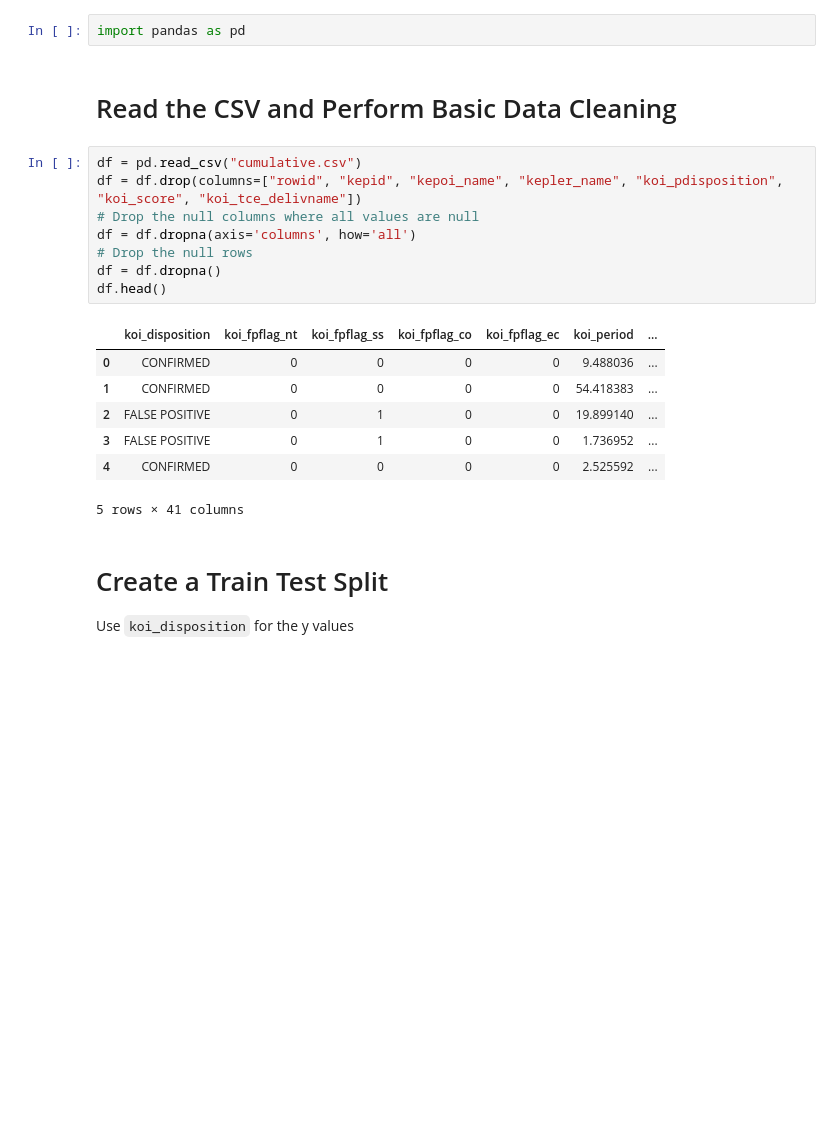
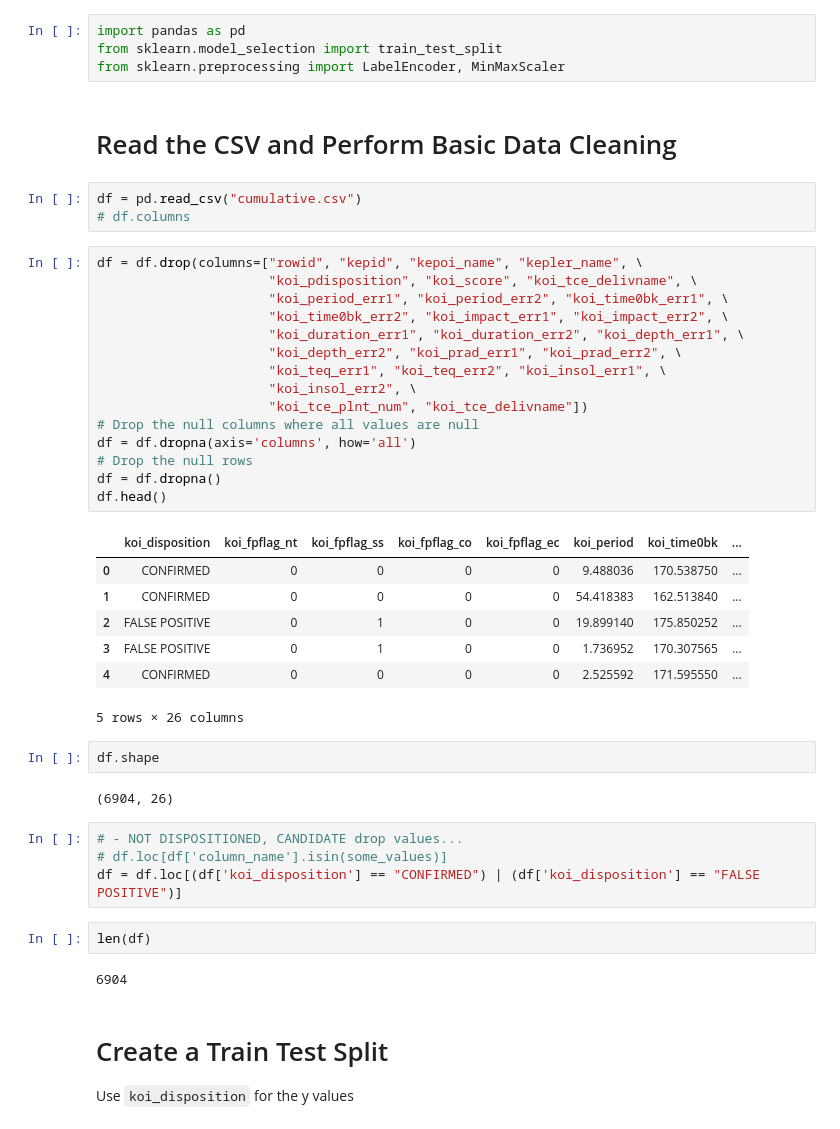
Before and after one commit to toddhnstl/Exoplanet_Exploration, a Jupyter notebook: svm.ipynb, the cells around one changed output. Cells and saved outputs as stored; diff of their text form; blank space fills up the shorter version.

```diff
--- a/svm.ipynb
+++ b/svm.ipynb
@@ -1,23 +1,47 @@
-# %%
-import pandas as pd
+# %%
+import pandas as pd
+from sklearn.model_selection import train_test_split
+from sklearn.preprocessing import LabelEncoder, MinMaxScaler
 # %% [markdown]
 # Read the CSV and Perform Basic Data Cleaning
+# %%
+df = pd.read_csv("cumulative.csv")
+# df.columns
 # %%
-df = pd.read_csv("cumulative.csv")
-df = df.drop(columns=["rowid", "kepid", "kepoi_name", "kepler_name", "koi_pdisposition", "koi_score", "koi_tce_delivname"])
+df = df.drop(columns=["rowid", "kepid", "kepoi_name", "kepler_name", \
+                      "koi_pdisposition", "koi_score", "koi_tce_delivname", \
+                      "koi_period_err1", "koi_period_err2", "koi_time0bk_err1", \
+                      "koi_time0bk_err2", "koi_impact_err1", "koi_impact_err2", \
+                      "koi_duration_err1", "koi_duration_err2", "koi_depth_err1", \
+                      "koi_depth_err2", "koi_prad_err1", "koi_prad_err2", \
+                      "koi_teq_err1", "koi_teq_err2", "koi_insol_err1", \
+                      "koi_insol_err2", \
+                      "koi_tce_plnt_num", "koi_tce_delivname"])
 # Drop the null columns where all values are null
 df = df.dropna(axis='columns', how='all')
 # Drop the null rows
 df = df.dropna()
 df.head()
 # %% [output]
-|  | koi_disposition | koi_fpflag_nt | koi_fpflag_ss | koi_fpflag_co | koi_fpflag_ec | koi_period | ... |
-| 0 | CONFIRMED | 0 | 0 | 0 | 0 | 9.488036 | ... |
-| 1 | CONFIRMED | 0 | 0 | 0 | 0 | 54.418383 | ... |
-| 2 | FALSE POSITIVE | 0 | 1 | 0 | 0 | 19.899140 | ... |
-| 3 | FALSE POSITIVE | 0 | 1 | 0 | 0 | 1.736952 | ... |
-| 4 | CONFIRMED | 0 | 0 | 0 | 0 | 2.525592 | ... |
+|  | koi_disposition | koi_fpflag_nt | koi_fpflag_ss | koi_fpflag_co | koi_fpflag_ec | koi_period | koi_time0bk | ... |
+| 0 | CONFIRMED | 0 | 0 | 0 | 0 | 9.488036 | 170.538750 | ... |
+| 1 | CONFIRMED | 0 | 0 | 0 | 0 | 54.418383 | 162.513840 | ... |
+| 2 | FALSE POSITIVE | 0 | 1 | 0 | 0 | 19.899140 | 175.850252 | ... |
+| 3 | FALSE POSITIVE | 0 | 1 | 0 | 0 | 1.736952 | 170.307565 | ... |
+| 4 | CONFIRMED | 0 | 0 | 0 | 0 | 2.525592 | 171.595550 | ... |
-5 rows × 41 columns
+5 rows × 26 columns
+# %%
+df.shape
+# %% [output]
+(6904, 26)
+# %%
+# - NOT DISPOSITIONED, CANDIDATE drop values...
+# df.loc[df['column_name'].isin(some_values)]
+df = df.loc[(df['koi_disposition'] == "CONFIRMED") | (df['koi_disposition'] == "FALSE POSITIVE")]
+# %%
+len(df)
+# %% [output]
+6904
 # %% [markdown]
 # Create a Train Test Split
 
```
Also changed, not shown: parts of 11 cells of this notebook.
